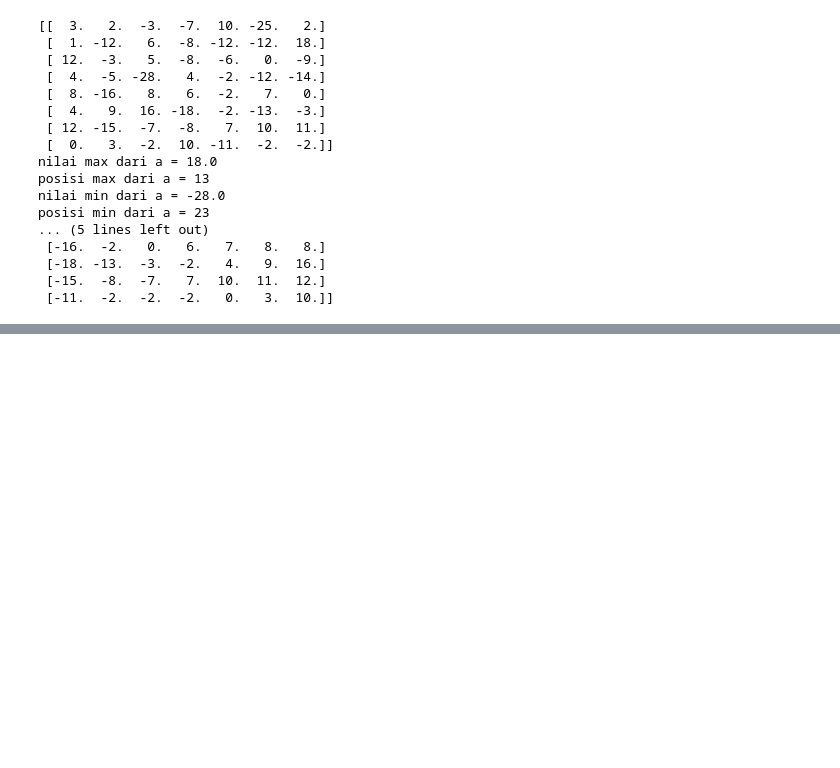
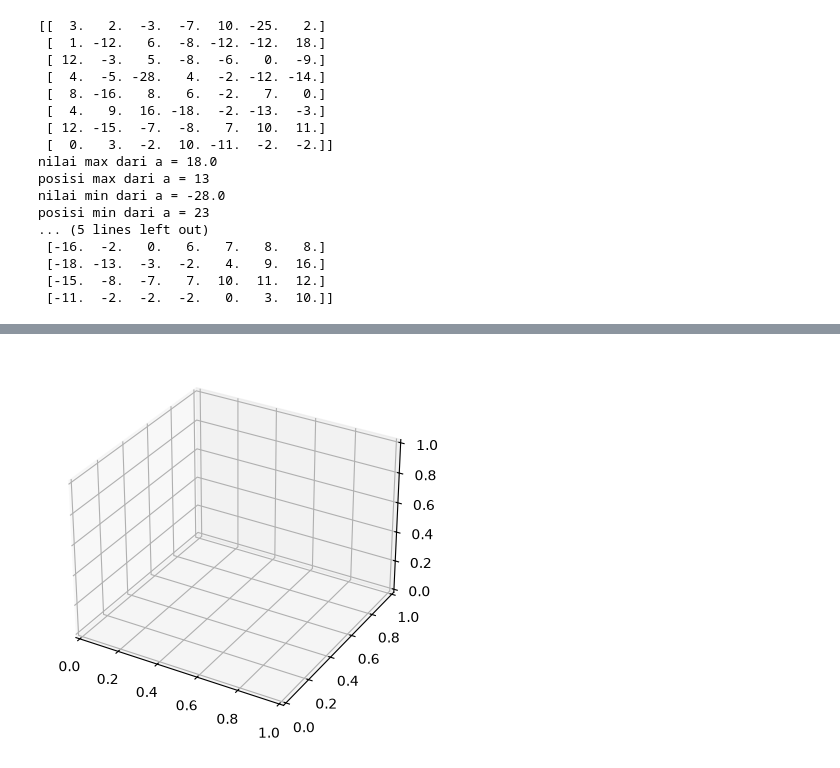
Before and after one commit to Christina-Sitinjak/CERTAN, a Jupyter notebook: 42324056_Christina Adelia Sitinjak.ipynb, the cells around one changed output, grey strips where cells are left out. Cells and saved outputs as stored; diff of their text form; code cells hidden in the pictures; blank space fills up the shorter version.

```diff
--- a/42324056_Christina Adelia Sitinjak.ipynb
+++ b/42324056_Christina Adelia Sitinjak.ipynb
@@ -378,0 +697,6 @@ posisi min dari a = 23
+# %%
+from mpl_toolkits import mplot3d
+fig = plt.figure()
+ax = plt.axes(projection = '3d')
+# %% [output]
+[figure, added]
```
Also changed, not shown: parts of 27 cells of this notebook, 1 other file.
